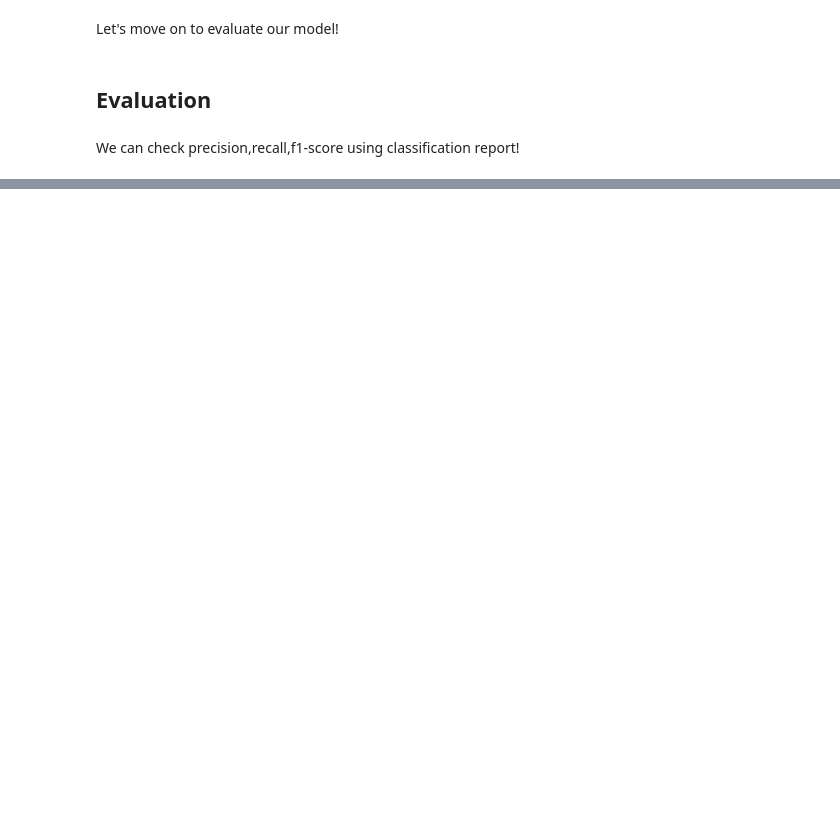
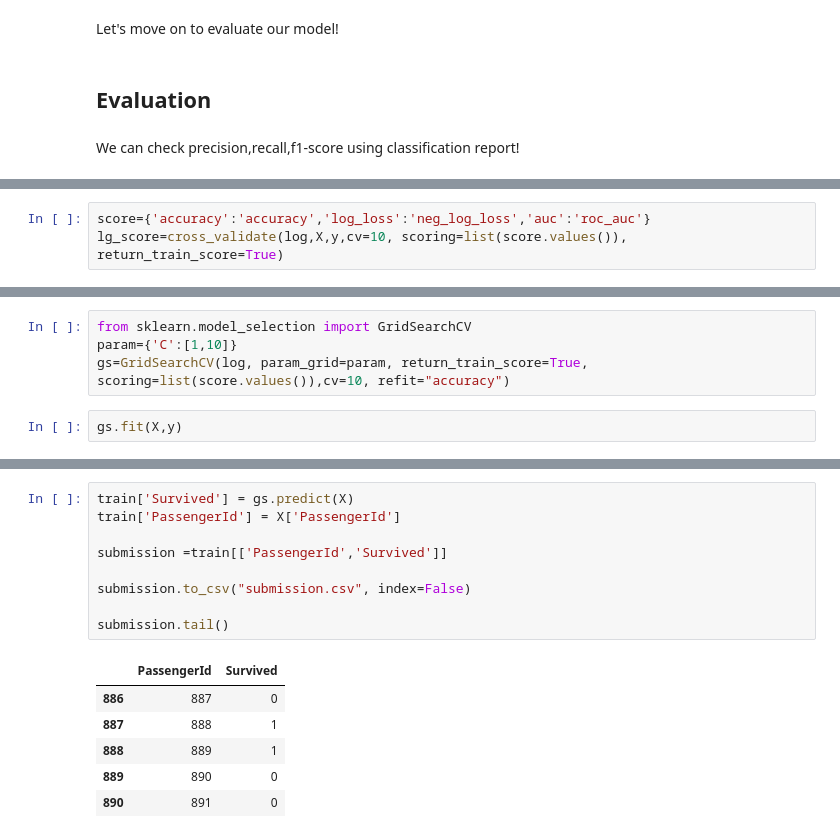
Before and after one commit to tulikajain04/Logistics-Regression, a Jupyter notebook: Titanic.ipynb, the cells around one changed output, grey strips where cells are left out. Drawn from its saved outputs; the diff is of its cells as text; blank space fills up the shorter version.

```diff
--- a/Titanic.ipynb
+++ b/Titanic.ipynb
@@ -258,0 +353,3 @@ Not so bad! You might want to explore other feature engineering and the other ti
+# %%
+score={'accuracy':'accuracy','log_loss':'neg_log_loss','auc':'roc_auc'}
+lg_score=cross_validate(log,X,y,cv=10, scoring=list(score.values()), return_train_score=True)
@@ -258,0 +384,6 @@ Not so bad! You might want to explore other feature engineering and the other ti
+# %%
+from sklearn.model_selection import GridSearchCV
+param={'C':[1,10]}
+gs=GridSearchCV(log, param_grid=param, return_train_score=True, scoring=list(score.values()),cv=10, refit="accuracy")
+# %%
+gs.fit(X,y)
@@ -258,0 +456,16 @@ Not so bad! You might want to explore other feature engineering and the other ti
+# %%
+train['Survived'] = gs.predict(X)
+train['PassengerId'] = X['PassengerId']
+
+submission =train[['PassengerId','Survived']]
+
+submission.to_csv("submission.csv", index=False)
+
+submission.tail()
+# %% [output]
+|  | PassengerId | Survived |
+| 886 | 887 | 0 |
+| 887 | 888 | 1 |
+| 888 | 889 | 1 |
+| 889 | 890 | 0 |
+| 890 | 891 | 0 |
```
Also changed, not shown: parts of 45 cells of this notebook.
